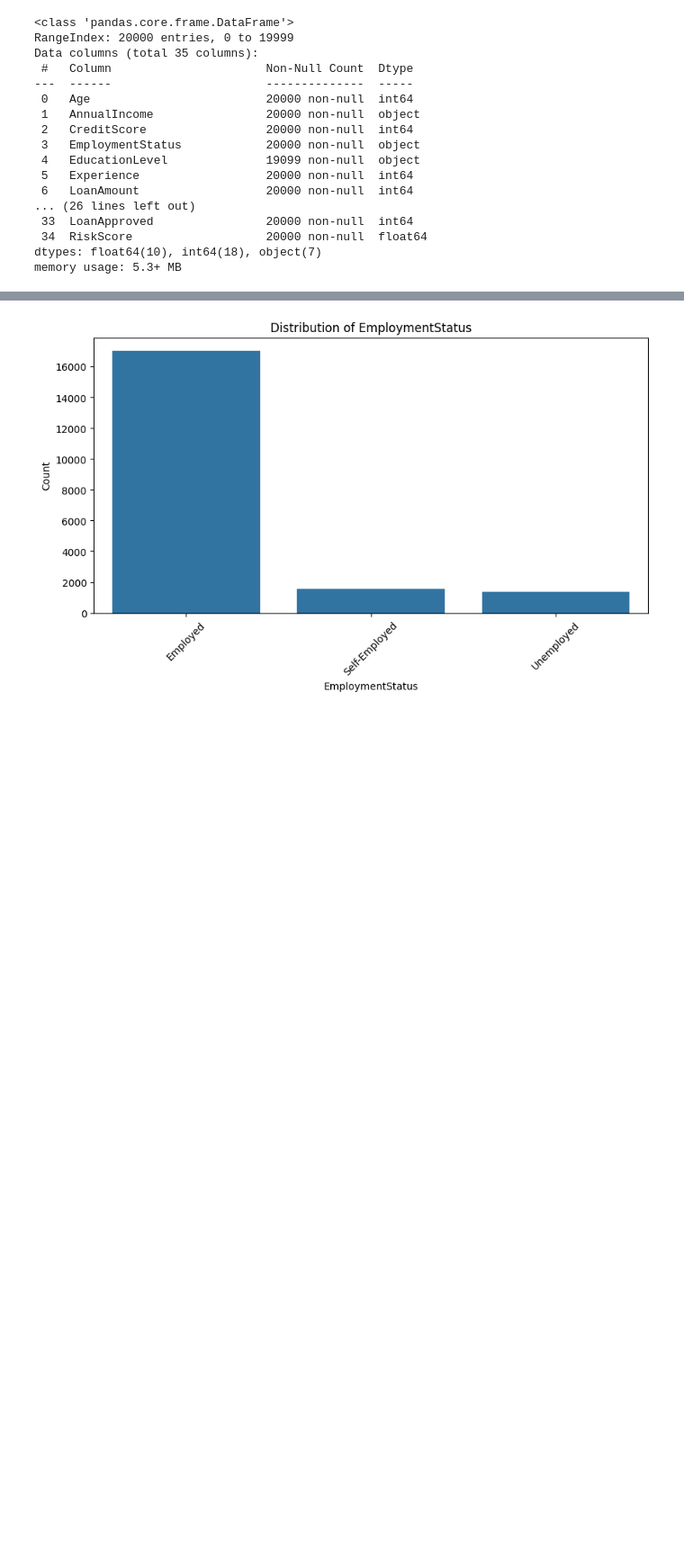
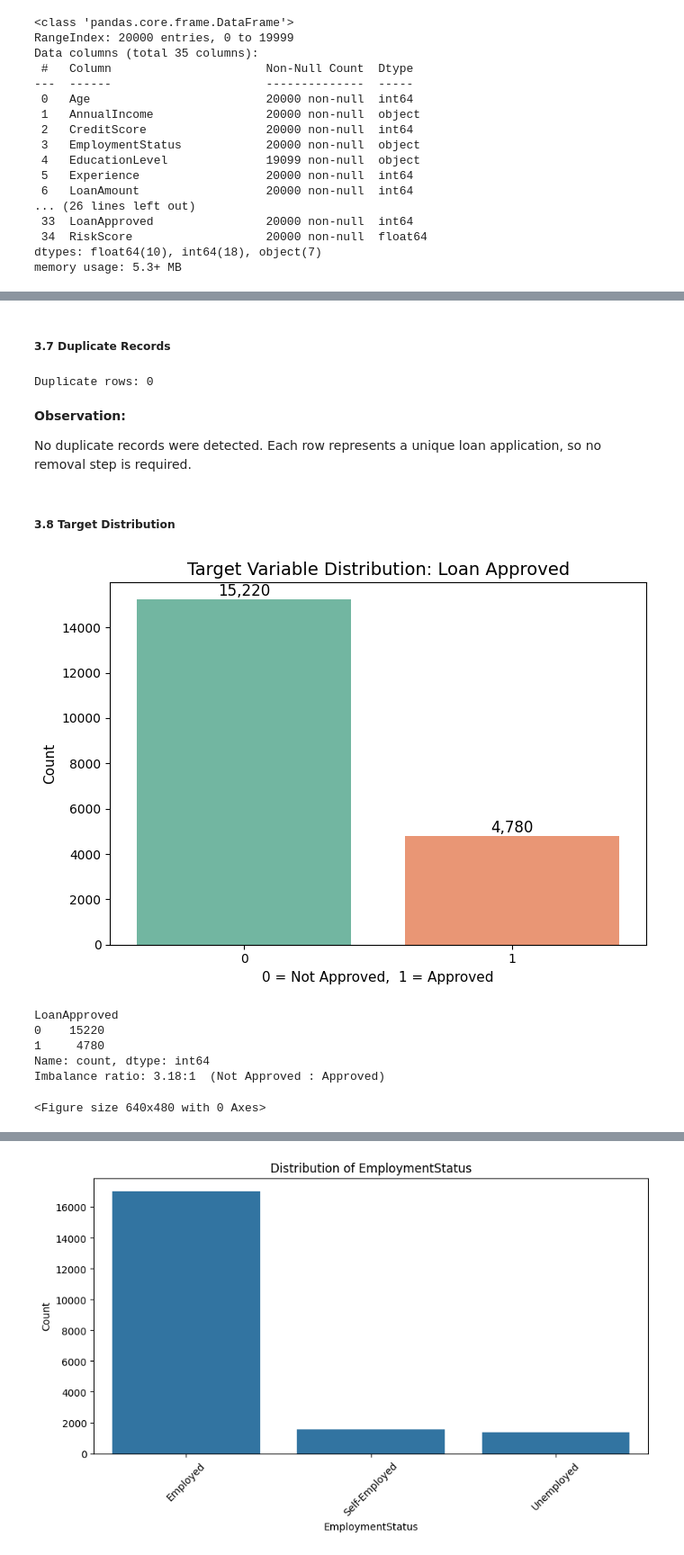
Before and after one commit to AnundaTheScientist/Machine-Learning-Model-for-Loan-Approval-, a Jupyter notebook: financial_loan_risk.ipynb, the cells around one changed output, grey strips where cells are left out. Shown at 90% size. Drawn from its saved outputs; the diff is of its cells as text; code cells hidden in the pictures; blank space fills up the shorter version.

```diff
--- a/financial_loan_risk.ipynb
+++ b/financial_loan_risk.ipynb
@@ -175,0 +221,36 @@ for feature in numerical_features:
+# %% [markdown]
+##### 3.7 Duplicate Records
+# %%
+print(f'Duplicate rows: {df.duplicated().sum()}')
+# %% [output]
+Duplicate rows: 0
+# %% [markdown]
+**Observation:**
+
+No duplicate records were detected. Each row represents a unique loan application, so no removal step is required.
+# %% [markdown]
+##### 3.8 Target Distribution
+# %%
+plt.figure(figsize=(7, 5))
+ax = sns.countplot(data=df, x='LoanApproved', hue='LoanApproved',
+                   palette='Set2', legend=False)
+for p in ax.patches:
+    ax.annotate(f'{int(p.get_height()):,}', (p.get_x() + p.get_width() / 2., p.get_height()),
+                ha='center', va='bottom', fontsize=12)
+plt.title('Target Variable Distribution: Loan Approved', fontsize=14)
+plt.xlabel('0 = Not Approved,  1 = Approved', fontsize=11)
+plt.ylabel('Count', fontsize=11)
+plt.tight_layout()
+plt.show()
+print(df['LoanApproved'].value_counts())
+print(f'Imbalance ratio: {15220/4780:.2f}:1  (Not Approved : Approved)')
+#save the plot as an image
+plt.savefig('EDA charts\\Target_Distribution.png', dpi=300, bbox_inches='tight')
+# %% [output]
+[figure, added]
+LoanApproved
+0    15220
+1     4780
+Name: count, dtype: int64
+Imbalance ratio: 3.18:1  (Not Approved : Approved)
+<Figure size 640x480 with 0 Axes>
```
Also changed, not shown: parts of 122 cells of this notebook, 21 other files.
